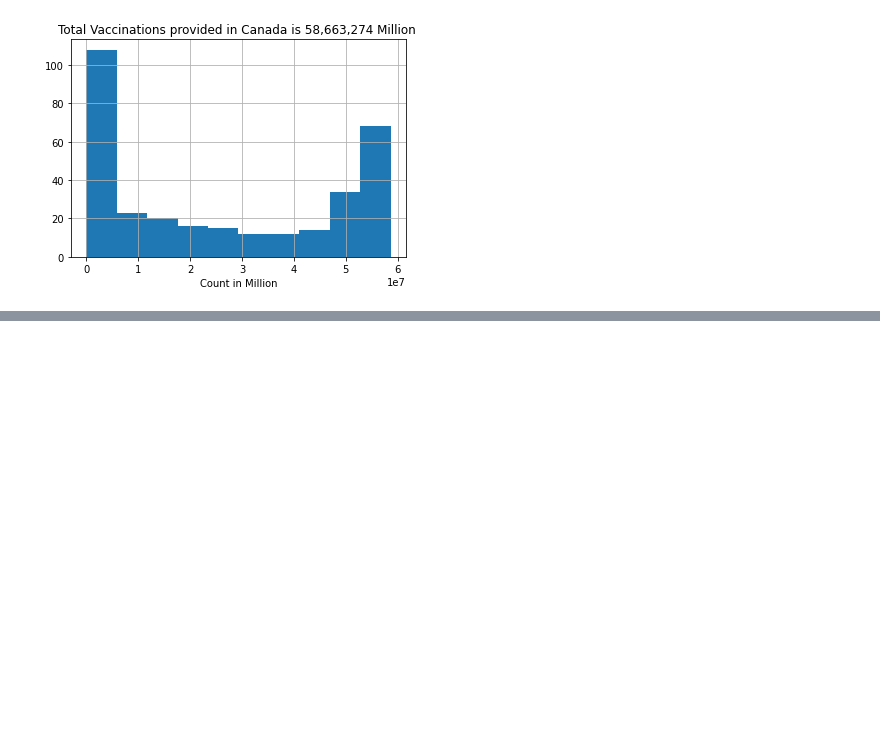
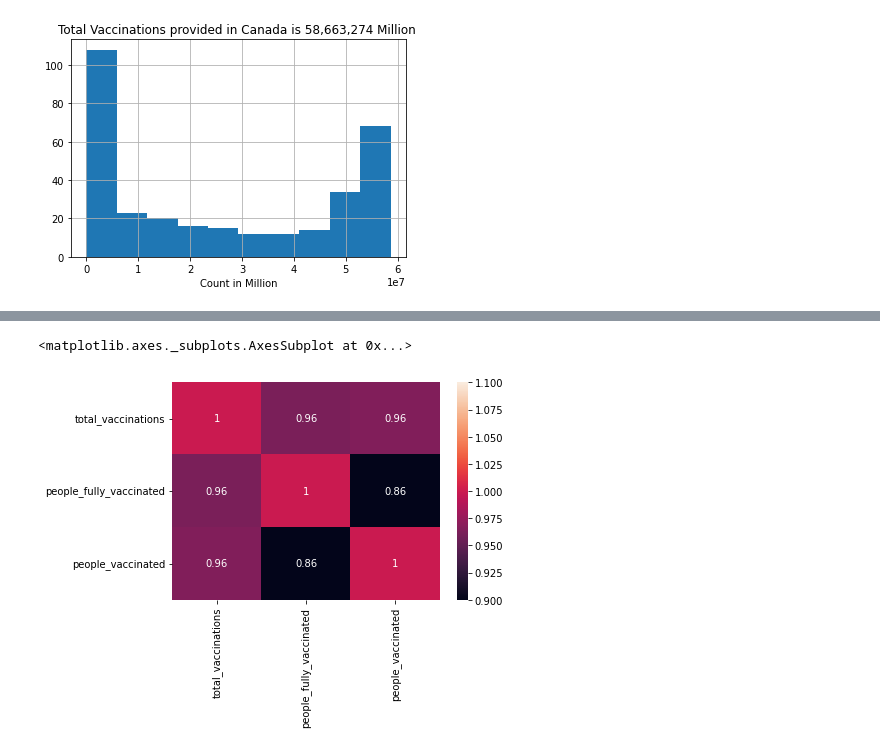
Before and after one commit to nitin578/103_Country_Covid19_Vaccinations, a Jupyter notebook: Test.ipynb, the cells around one changed output, grey strips where cells are left out. Saved outputs shown, nothing was run; the diff lists cells and outputs as text; code cells hidden in the pictures; blank space fills up the shorter version.

```diff
--- a/Test.ipynb
+++ b/Test.ipynb
@@ -96,0 +143,5 @@ print(max_value)
+# %%
+sns.heatmap(Canada_df[numerical_features].corr(), vmin=1, vmax=1, annot=True)
+# %% [output]
+<matplotlib.axes._subplots.AxesSubplot at 0x...>
+[figure, added]
```
Also changed, not shown: parts of 4 cells of this notebook.
